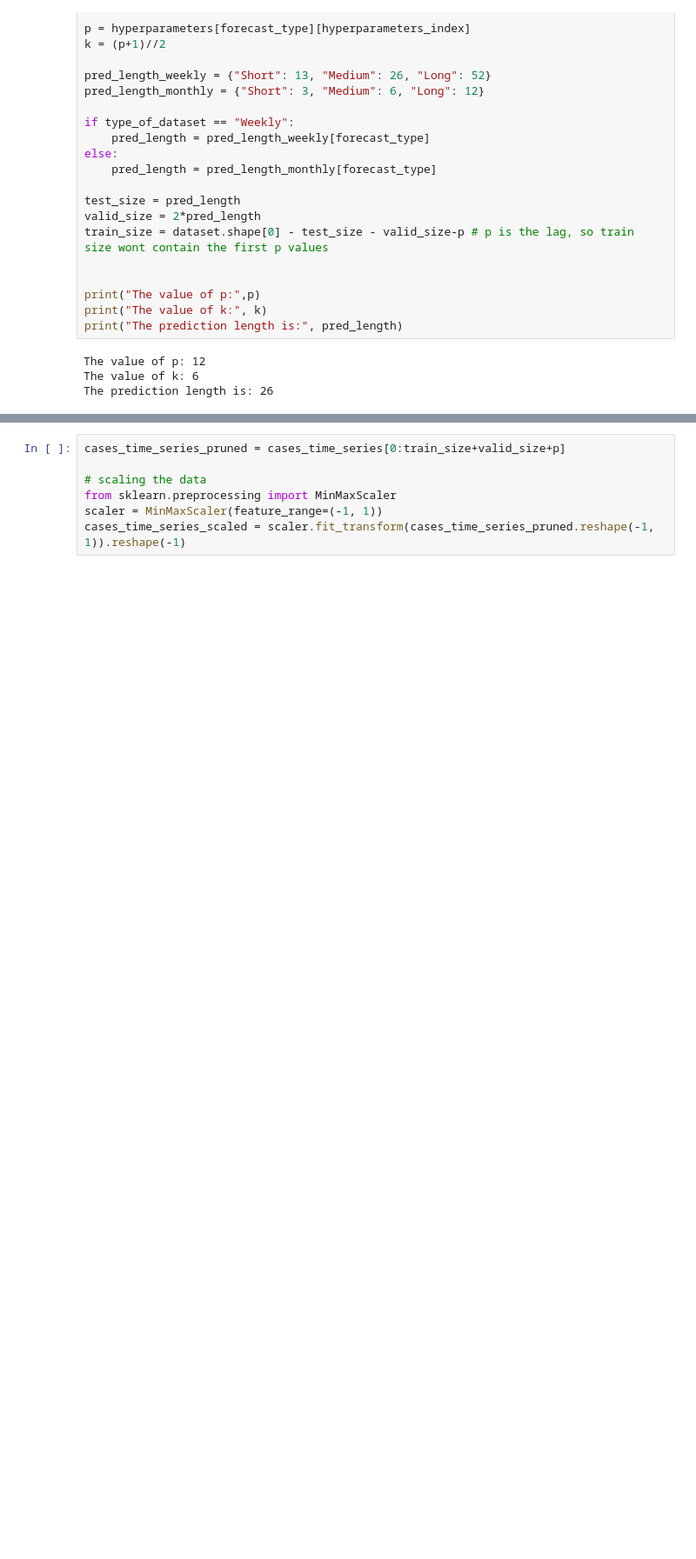
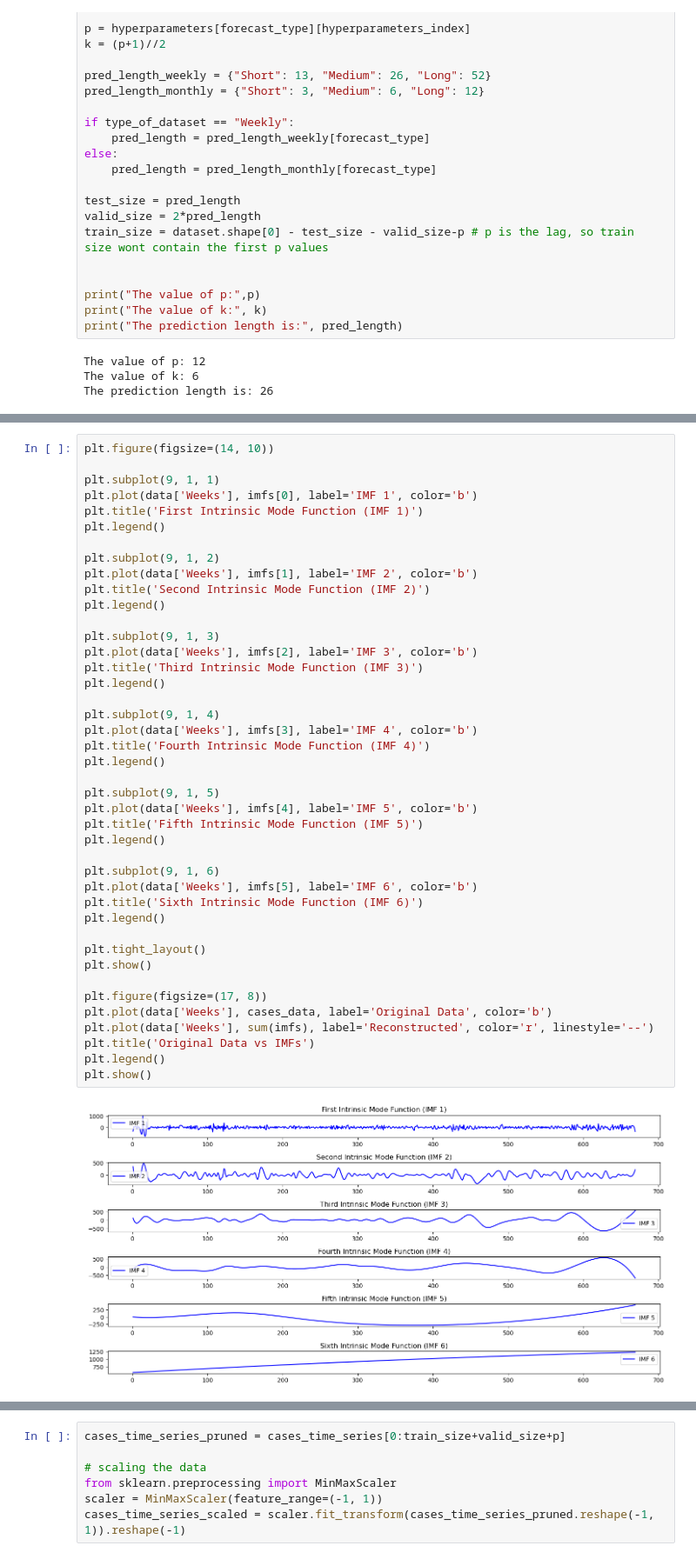
Before and after one commit to AmeyChoudhary/DPCN_Baby_Sharks, a Jupyter notebook: Amey/final_emd.ipynb, the cells around one changed output, grey strips where cells are left out. Shown at 87% size. Cells and saved outputs as stored; diff of their text form; blank space fills up the shorter version.

```diff
--- a/Amey/final_emd.ipynb
+++ b/Amey/final_emd.ipynb
@@ -98,0 +151,44 @@ plt.show()
+# %%
+plt.figure(figsize=(14, 10))
+
+plt.subplot(9, 1, 1)
+plt.plot(data['Weeks'], imfs[0], label='IMF 1', color='b')
+plt.title('First Intrinsic Mode Function (IMF 1)')
+plt.legend()
+
+plt.subplot(9, 1, 2)
+plt.plot(data['Weeks'], imfs[1], label='IMF 2', color='b')
+plt.title('Second Intrinsic Mode Function (IMF 2)')
+plt.legend()
+
+plt.subplot(9, 1, 3)
+plt.plot(data['Weeks'], imfs[2], label='IMF 3', color='b')
+plt.title('Third Intrinsic Mode Function (IMF 3)')
+plt.legend()
+
+plt.subplot(9, 1, 4)
+plt.plot(data['Weeks'], imfs[3], label='IMF 4', color='b')
+plt.title('Fourth Intrinsic Mode Function (IMF 4)')
+plt.legend()
+
+plt.subplot(9, 1, 5)
+plt.plot(data['Weeks'], imfs[4], label='IMF 5', color='b')
+plt.title('Fifth Intrinsic Mode Function (IMF 5)')
+plt.legend()
+
+plt.subplot(9, 1, 6)
+plt.plot(data['Weeks'], imfs[5], label='IMF 6', color='b')
+plt.title('Sixth Intrinsic Mode Function (IMF 6)')
+plt.legend()
+
+plt.tight_layout()
+plt.show()
+
+plt.figure(figsize=(17, 8))
+plt.plot(data['Weeks'], cases_data, label='Original Data', color='b')
+plt.plot(data['Weeks'], sum(imfs), label='Reconstructed', color='r', linestyle='--')
+plt.title('Original Data vs IMFs')
+plt.legend()
+plt.show()
+# %% [output]
+[figure, added]
```
Also changed, not shown: parts of 12 cells of this notebook, 4 other files.
